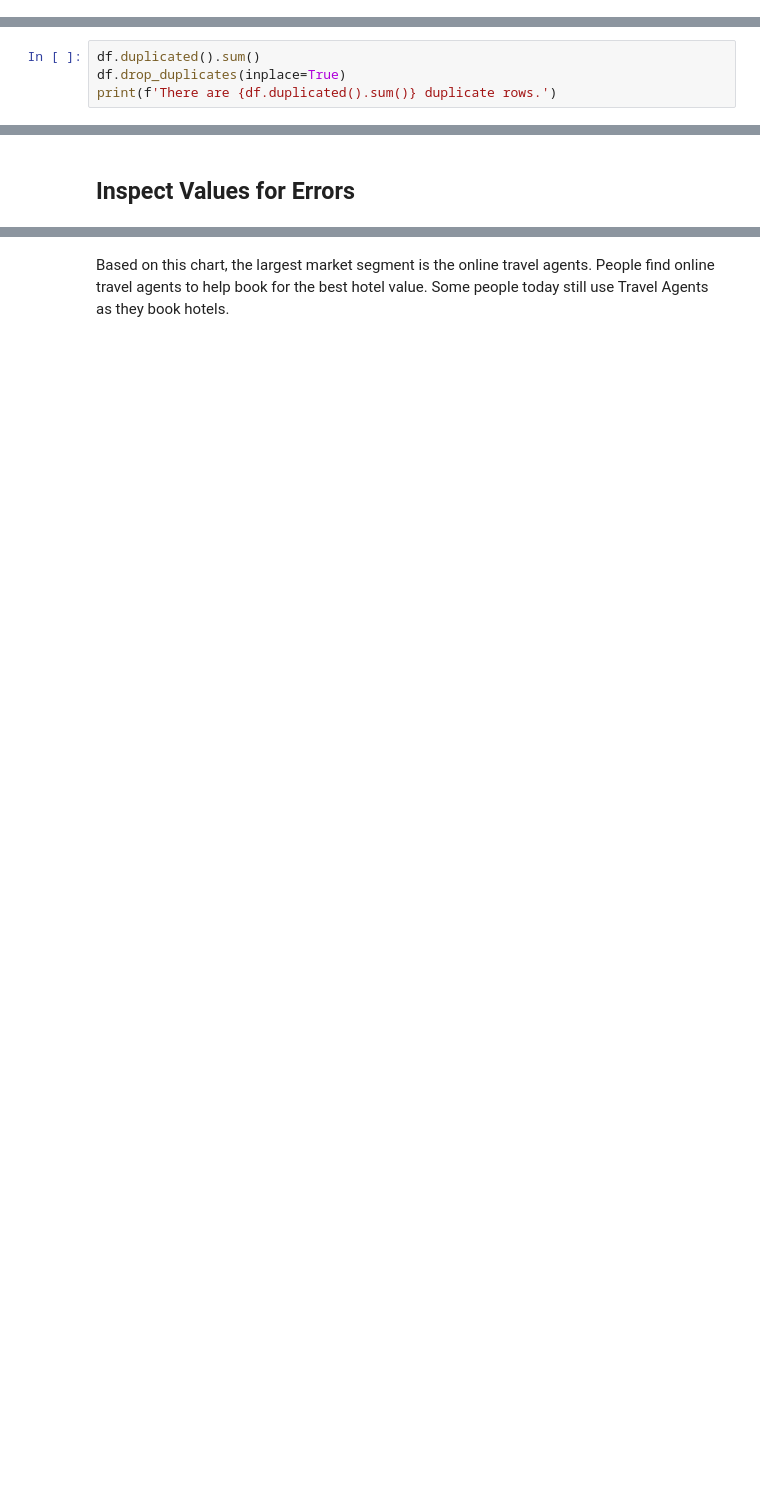
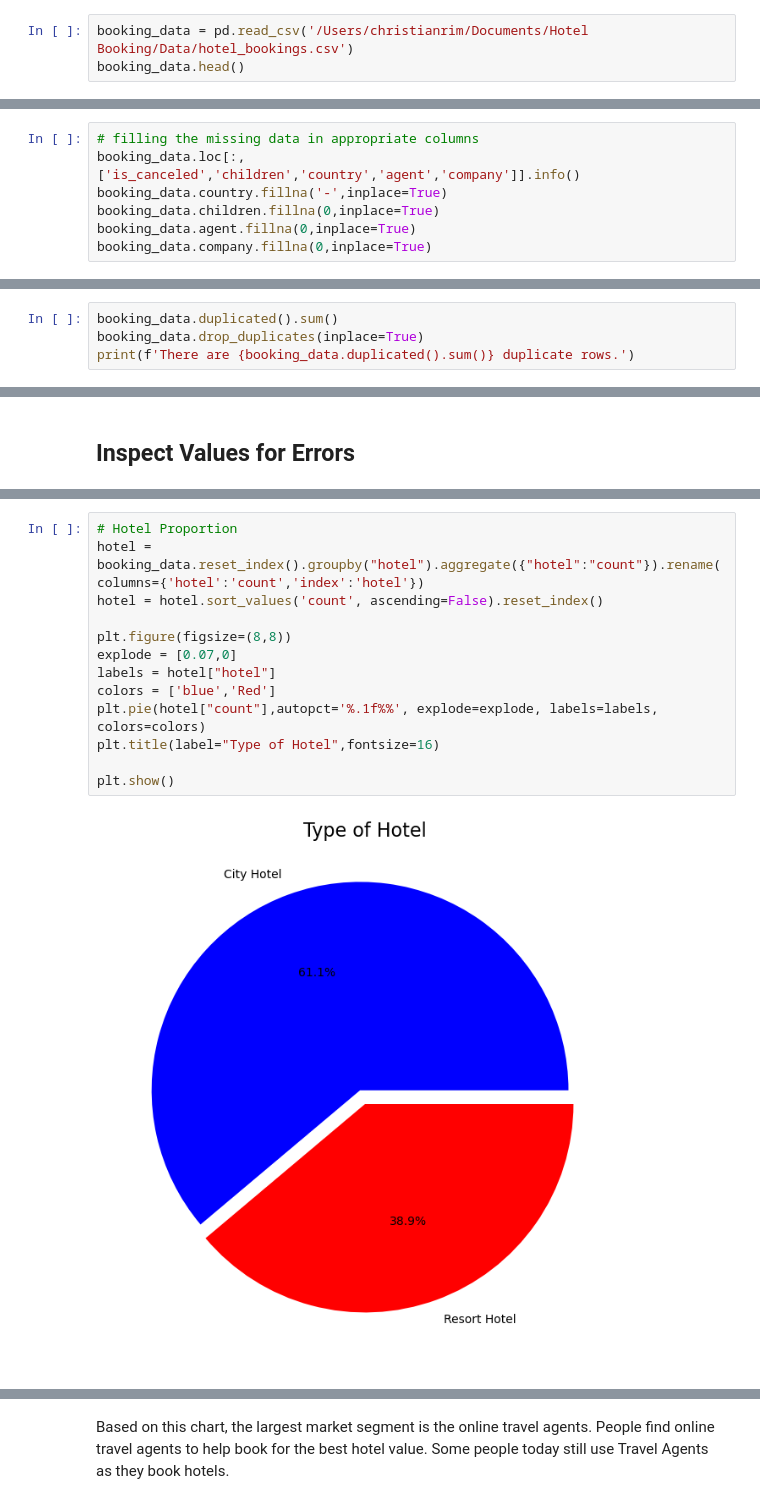
Before and after one commit to rimchristian/Hotel-Reservation-ML-Model, a Jupyter notebook: HotelReservations.ipynb, the cells around one changed output, grey strips where cells are left out. Cells and saved outputs as stored; diff of their text form; blank space fills up the shorter version.

```diff
--- a/HotelReservations.ipynb
+++ b/HotelReservations.ipynb
@@ -159,0 +145,3 @@ df.head()
+# %%
+booking_data = pd.read_csv('/Users/christianrim/Documents/Hotel Booking/Data/hotel_bookings.csv')
+booking_data.head()
@@ -224,0 +228,7 @@ df = df.drop(['company'], axis=1)
+# %%
+# filling the missing data in appropriate columns
+booking_data.loc[:, ['is_canceled','children','country','agent','company']].info()
+booking_data.country.fillna('-',inplace=True)
+booking_data.children.fillna(0,inplace=True)
+booking_data.agent.fillna(0,inplace=True)
+booking_data.company.fillna(0,inplace=True)
@@ -247,9 +250,9 @@ memory usage: 28.2+ MB
 # %% [markdown]
 ## **Remove Unnecessary Rows**
 # %%
-df.duplicated().sum()
-df.drop_duplicates(inplace=True)
-print(f'There are {df.duplicated().sum()} duplicate rows.')
+booking_data.duplicated().sum()
+booking_data.drop_duplicates(inplace=True)
+print(f'There are {booking_data.duplicated().sum()} duplicate rows.')
 # %% [output]
 There are 0 duplicate rows.
 # %% [markdown]
@@ -439,0 +302,15 @@ Text(0.5, 1.0, 'Market Segment Breakdown')
+# %%
+# Hotel Proportion
+hotel = booking_data.reset_index().groupby("hotel").aggregate({"hotel":"count"}).rename(columns={'hotel':'count','index':'hotel'})
+hotel = hotel.sort_values('count', ascending=False).reset_index()
+
+plt.figure(figsize=(8,8))
+explode = [0.07,0]
+labels = hotel["hotel"]
+colors = ['blue','Red']
+plt.pie(hotel["count"],autopct='%.1f%%', explode=explode, labels=labels, colors=colors)
+plt.title(label="Type of Hotel",fontsize=16)
+
+plt.show()
+# %% [output]
+[figure, added]
```
Also changed, not shown: parts of 187 cells of this notebook.
